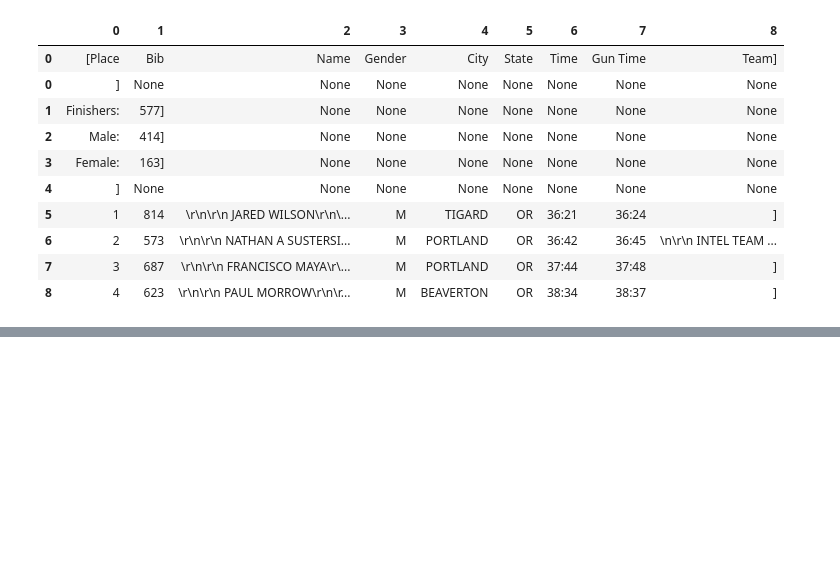
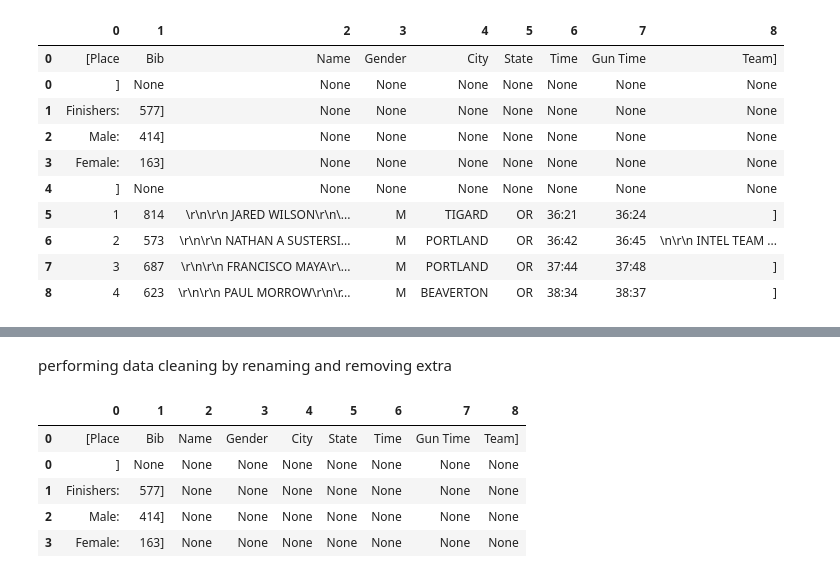
Before and after one commit to Imrkraghu/web-scraping, a Jupyter notebook: web scraping using Beatiful soup part-1_2/webscraping.ipynb, the cells around one changed output, grey strips where cells are left out. Saved outputs shown, nothing was run; the diff lists cells and outputs as text; code cells hidden in the pictures; blank space fills up the shorter version.

```diff
--- a/web scraping using Beatiful soup part-1_2/webscraping.ipynb
+++ b/web scraping using Beatiful soup part-1_2/webscraping.ipynb
@@ -254,0 +293,16 @@ df4.head(10)
+# %% [markdown]
+performing data cleaning by renaming and removing extra
+# %%
+
+df5.rename(columns={'[P5ace': 'Place'},inplace=True)
+df5.rename(columns={' Team]': 'Team'},inplace=True)
+df5.rename(columns={'Gun Time ':'GunTime'},inplace=True)
+df5.rename(columns={'Place':'Places'},inplace=True)
+df5.head()
+# %% [output]
+|  | 0 | 1 | 2 | 3 | 4 | 5 | 6 | 7 | 8 |
+| 0 | [Place | Bib | Name | Gender | City | State | Time | Gun Time | Team] |
+| 0 | ] | None | None | None | None | None | None | None | None |
+| 1 | Finishers: | 577] | None | None | None | None | None | None | None |
+| 2 | Male: | 414] | None | None | None | None | None | None | None |
+| 3 | Female: | 163] | None | None | None | None | None | None | None |
```
Also changed, not shown: parts of 4 cells of this notebook, 2 other files.
